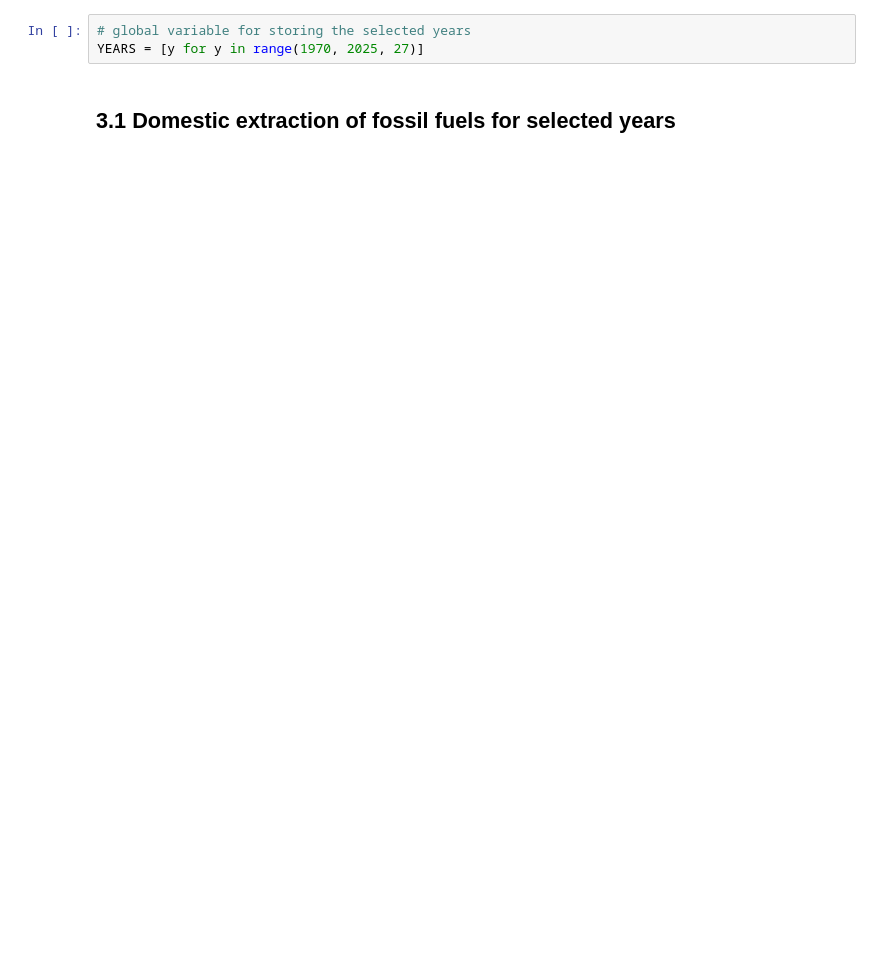
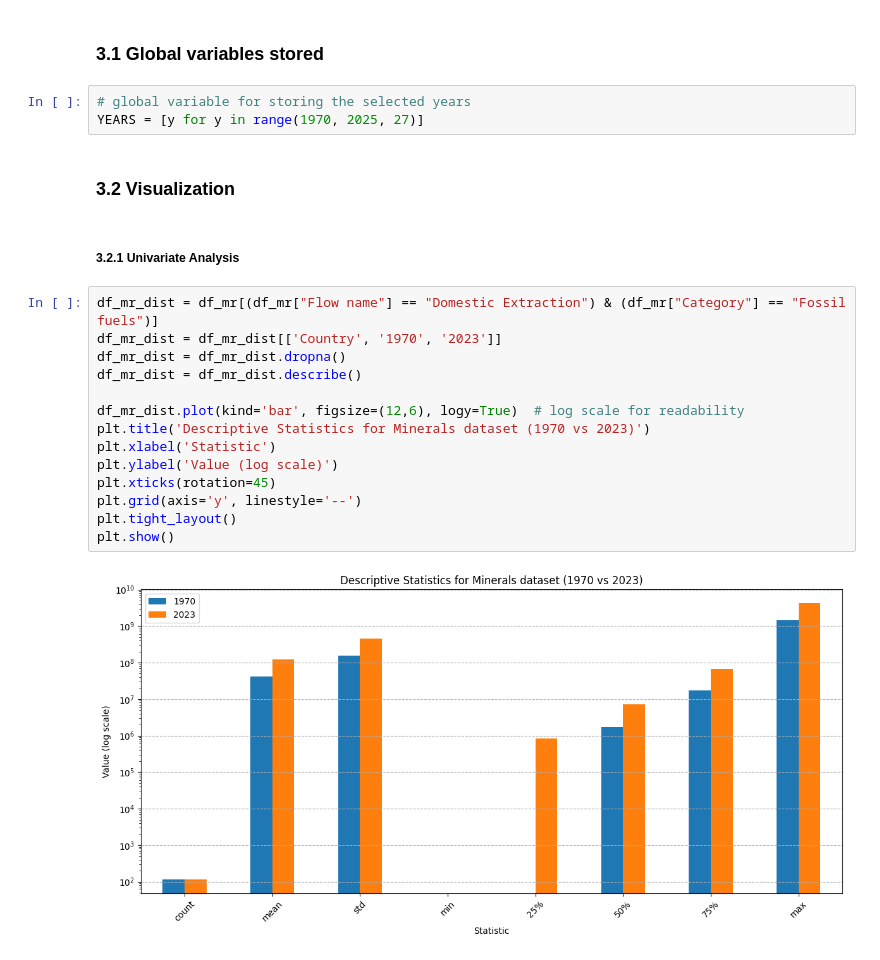
Before and after one commit to OrionFlame1/dataViz, a Jupyter notebook: Main.ipynb, the cells around one changed output. Saved outputs shown, nothing was run; the diff lists cells and outputs as text; blank space fills up the shorter version.

```diff
--- a/Main.ipynb
+++ b/Main.ipynb
@@ -154,5 +371,25 @@ array(['Biomass', 'Excavated earthen materials (including soil) nec',
+# %% [markdown]
+### 3.1 Global variables stored
 # %%
 # global variable for storing the selected years
 YEARS = [y for y in range(1970, 2025, 27)]
-# %% [markdown]
-## 3.1 Domestic extraction of fossil fuels for selected years
+# %% [markdown]
+### 3.2 Visualization
+# %% [markdown]
+##### 3.2.1 Univariate Analysis
+# %%
+df_mr_dist = df_mr[(df_mr["Flow name"] == "Domestic Extraction") & (df_mr["Category"] == "Fossil fuels")]
+df_mr_dist = df_mr_dist[['Country', '1970', '2023']]
+df_mr_dist = df_mr_dist.dropna()
+df_mr_dist = df_mr_dist.describe()
+
+df_mr_dist.plot(kind='bar', figsize=(12,6), logy=True)  # log scale for readability
+plt.title('Descriptive Statistics for Minerals dataset (1970 vs 2023)')
+plt.xlabel('Statistic')
+plt.ylabel('Value (log scale)')
+plt.xticks(rotation=45)
+plt.grid(axis='y', linestyle='--')
+plt.tight_layout()
+plt.show()
+# %% [output]
+[figure, added]
```
Also changed, not shown: parts of 59 cells of this notebook, 1 other file.
